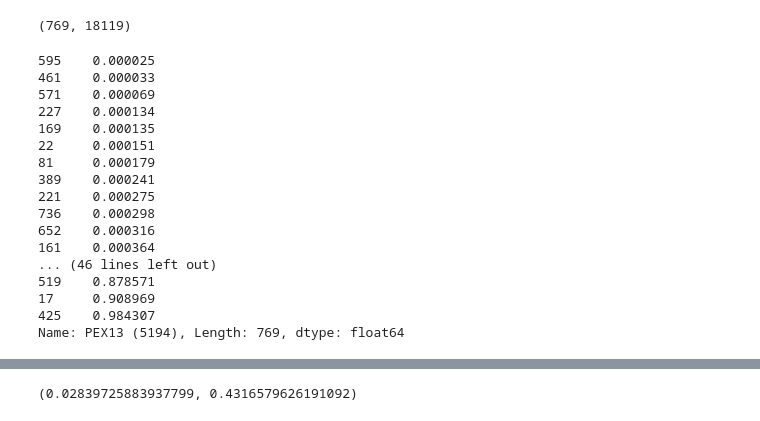
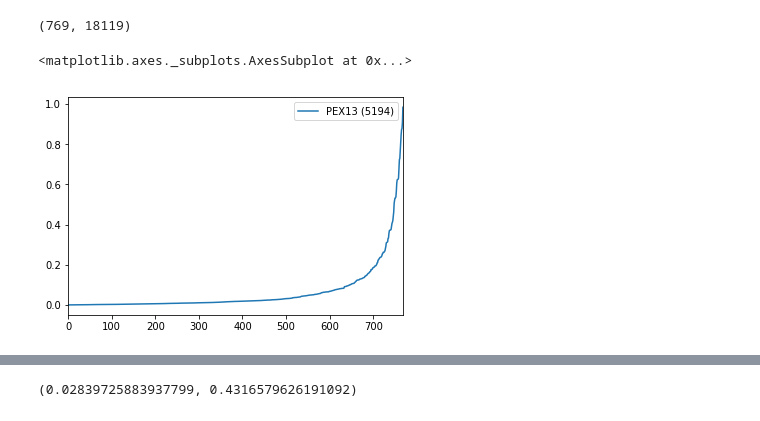
Before and after one commit to lannwal/projectlab, a Jupyter notebook: correlating_the_genes.ipynb, the cells around one changed output, grey strips where cells are left out. Saved outputs shown, nothing was run; the diff lists cells and outputs as text; code cells hidden in the pictures.

```diff
--- a/correlating_the_genes.ipynb
+++ b/correlating_the_genes.ipynb
@@ -30,23 +30,11 @@ dep.shape
 dep2 = dep
 # %%
 #dep = dep.drop('DepMap_ID',1)
-# %%
-dep["PEX13 (5194)"].sort_values()
-# %% [output]
-595    0.000025
-461    0.000033
-571    0.000069
-227    0.000134
-169    0.000135
-22     0.000151
-81     0.000179
-389    0.000241
-221    0.000275
-736    0.000298
-652    0.000316
-161    0.000364
-... (46 lines left out)
-519    0.878571
-17     0.908969
-425    0.984307
-Name: PEX13 (5194), Length: 769, dtype: float64
+# %%
+pex = dep["PEX13 (5194)"].sort_values()
+pex = pex.reset_index()
+pex = pex.drop('index',1)
+pex.plot()
+# %% [output]
+<matplotlib.axes._subplots.AxesSubplot at 0x...>
+[figure, added]
```
Also changed, not shown: parts of 1 cell of this notebook.
